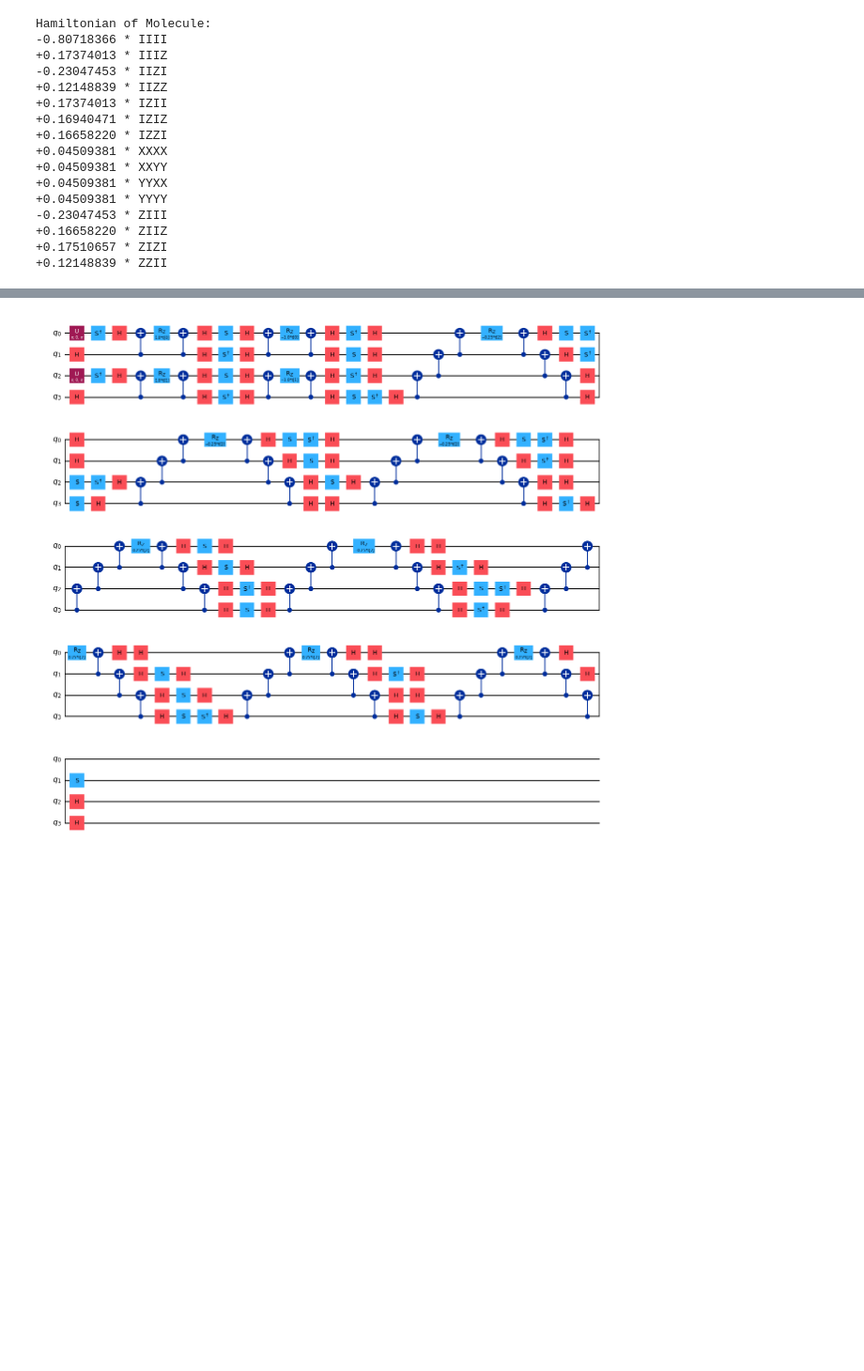
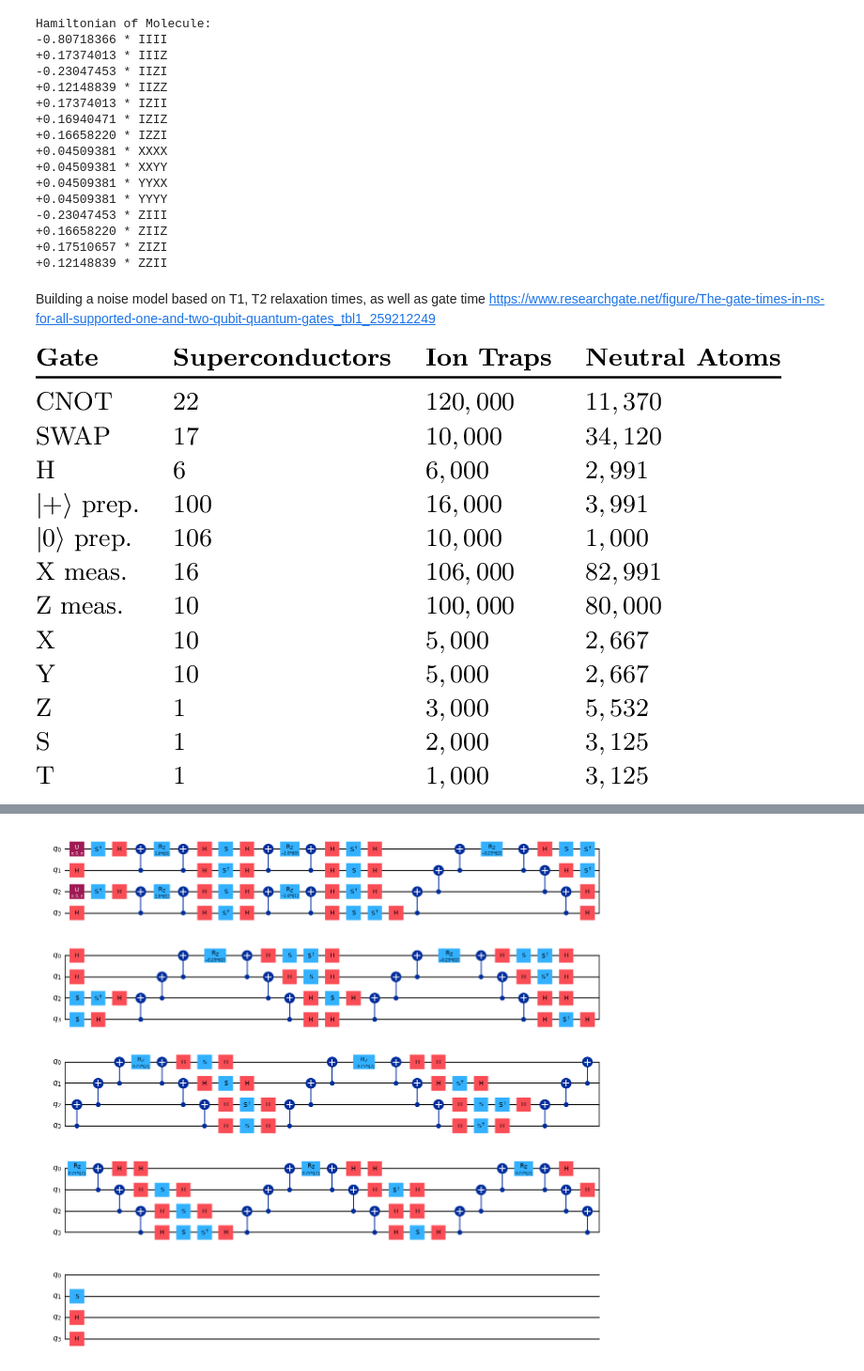
Before and after one commit to TheTrustyPwo/Hydrogen, a Jupyter notebook: hydrogen.ipynb, the cells around one changed output, grey strips where cells are left out. Shown: that part at 94% size. Cells and saved outputs as stored; diff of their text form; code cells hidden in the pictures; blank space fills up the shorter version.

```diff
--- a/hydrogen.ipynb
+++ b/hydrogen.ipynb
@@ -50,5 +50,13 @@ Hamiltonian of Molecule:
 +0.16658220 * ZIIZ
 +0.17510657 * ZIZI
 +0.12148839 * ZZII
+# %% [markdown]
+Building a noise model based on T1, T2 relaxation times, as well as gate time
+https://www.researchgate.net/figure/The-gate-times-in-ns-for-all-supported-one-and-two-qubit-quantum-gates_tbl1_259212249
+# %%
+from IPython.display import Image
+Image(filename='gate_time.png')
+# %% [output]
+[figure, added]
 # %%
 import numpy as np
```
Also changed, not shown: parts of 17 cells of this notebook, 8 other files.
